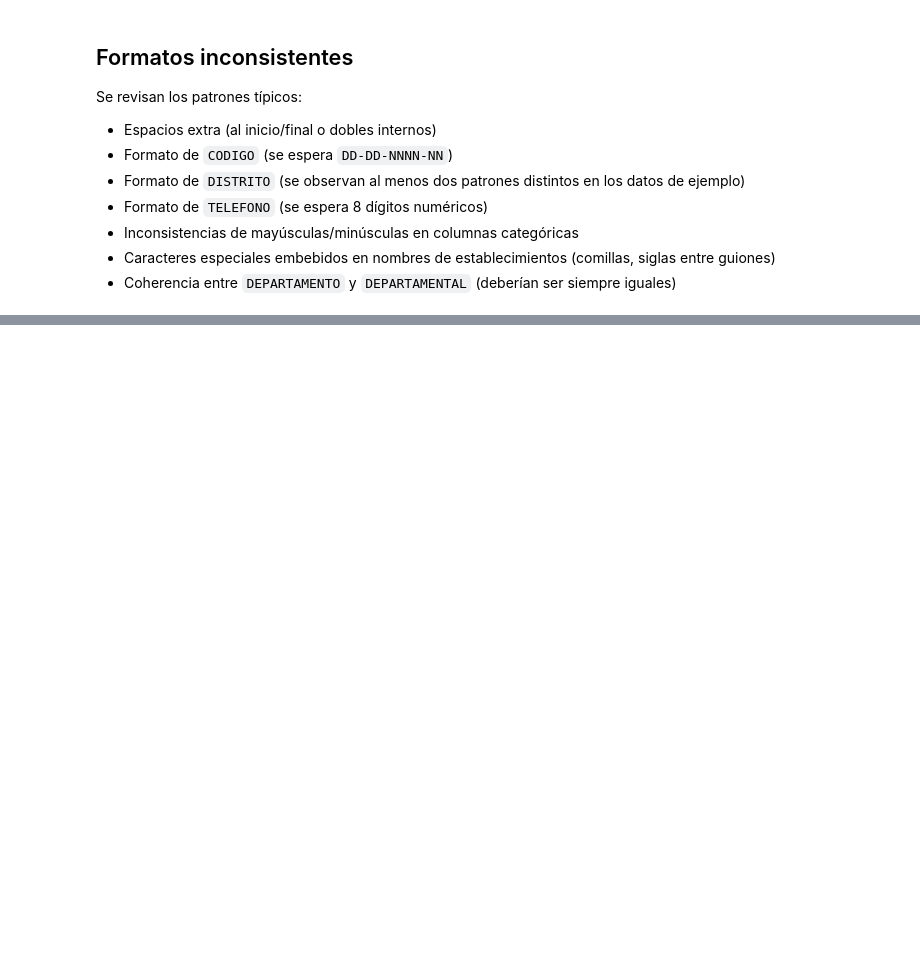
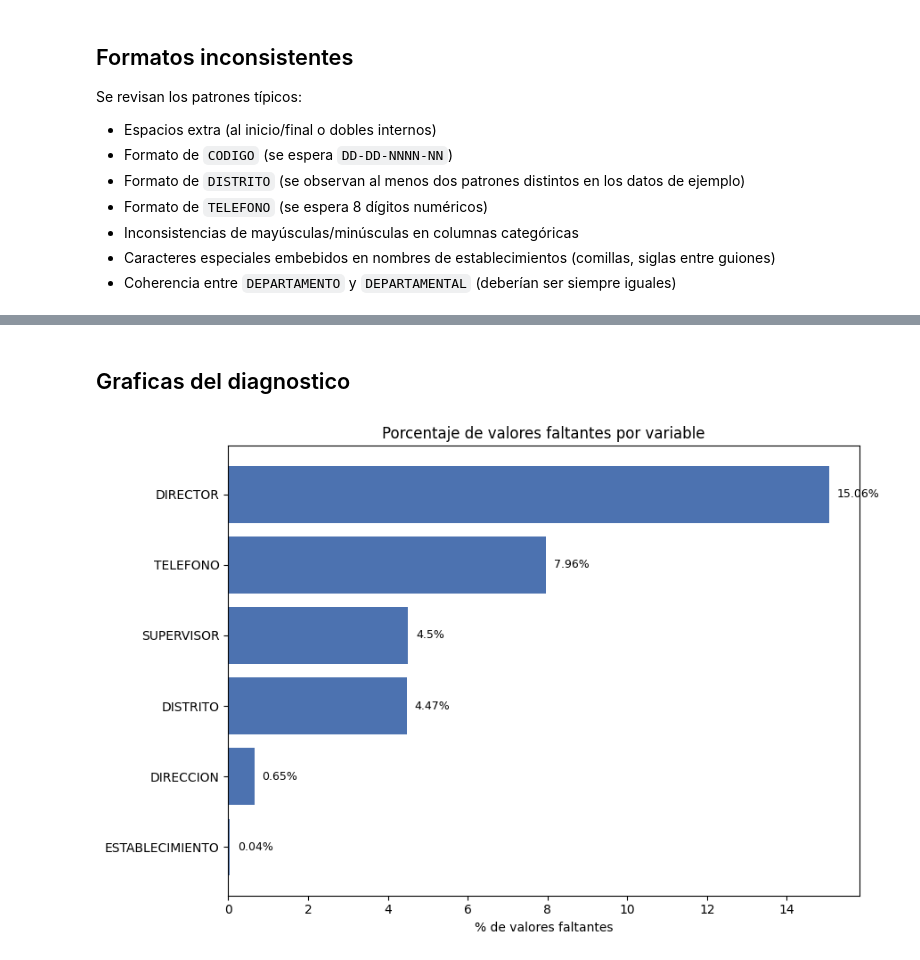
Before and after one commit to Sofilayerdi/Proyecto1-DS, a Jupyter notebook: notebooks/01_diagnostico.ipynb, the cells around one changed output, grey strips where cells are left out. Saved outputs shown, nothing was run; the diff lists cells and outputs as text; code cells hidden in the pictures; blank space fills up the shorter version.

Commit message:
feat: complete diagnosis, graphs and conclusions

```diff
--- a/notebooks/01_diagnostico.ipynb
+++ b/notebooks/01_diagnostico.ipynb
@@ -17,7 +18,7 @@ import re
 pd.set_option("display.max_columns", None)
 pd.set_option("display.width", 150)
 # %%
-df = pd.read_csv('../data/processed/centros_educativos_gt.csv', dtype=str, encoding="utf-8")
+df = pd.read_csv('../data/processed/centros_educativos_gt.csv', dtype=str, encoding="utf-8", header=1)
 
 
 df.head(5)
@@ -273,3 +308,17 @@ Name: count, dtype: int64
 | 3 | ESTABLECIMIENTO | contiene comillas dobles | 2228 |
 | 4 | ESTABLECIMIENTO | termina en sigla entre guiones, e... | 265 |
 | 1 | DISTRITO | múltiples patrones de formato (ve... | 4 |
+# %% [markdown]
+## Graficas del diagnostico
+# %%
+fig, ax = plt.subplots(figsize=(9, 6))
+resumen_na_plot = resumen_na[resumen_na["pct_faltantes_total"] > 0].sort_values("pct_faltantes_total")
+ax.barh(resumen_na_plot.index, resumen_na_plot["pct_faltantes_total"], color="#4C72B0")
+ax.set_xlabel("% de valores faltantes")
+ax.set_title("Porcentaje de valores faltantes por variable")
+for i, v in enumerate(resumen_na_plot["pct_faltantes_total"]):
+    ax.text(v + 0.2, i, f"{v}%", va="center", fontsize=9)
+plt.tight_layout()
+plt.show()
+# %% [output]
+[figure, added]
```
Also changed, not shown: parts of 8 cells of this notebook.
